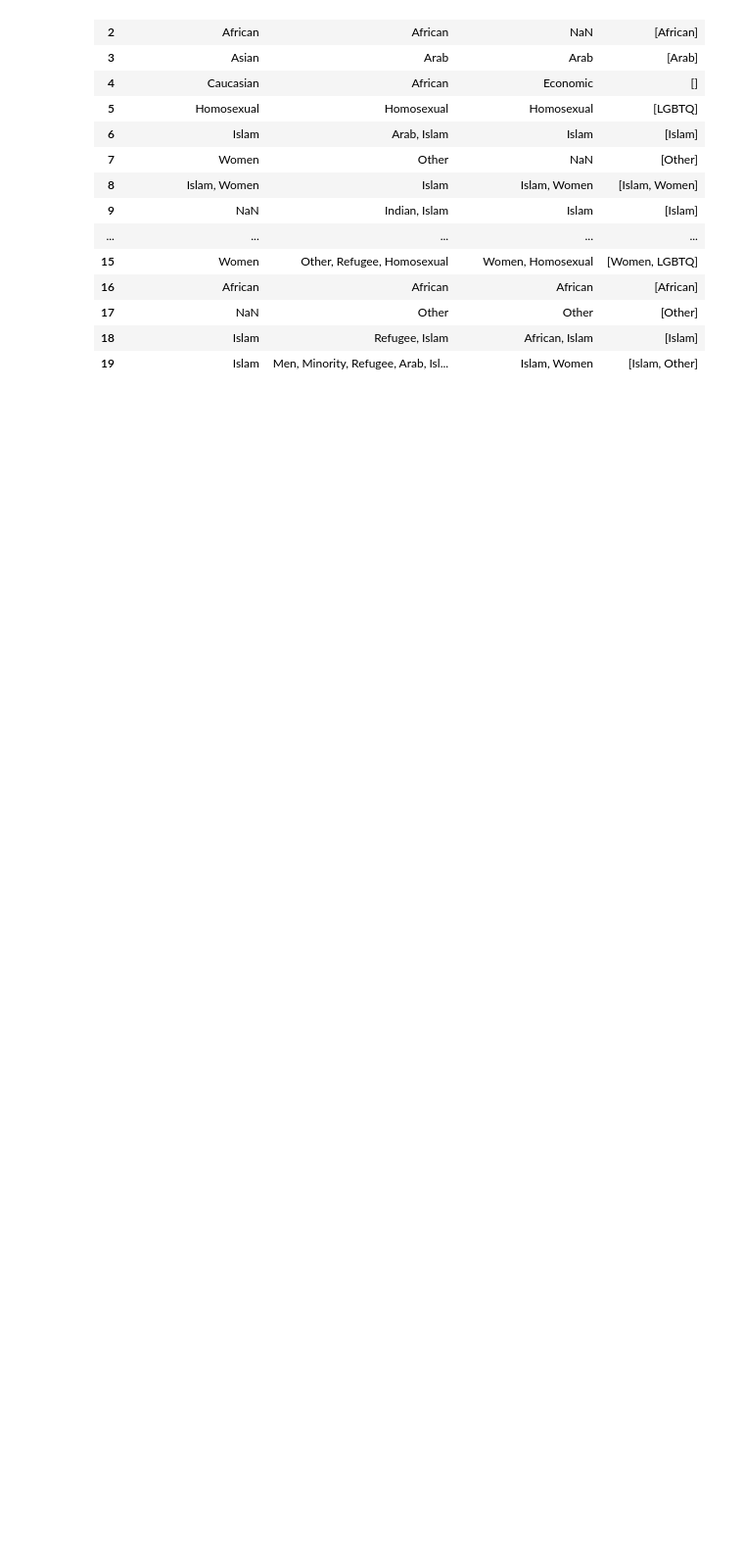
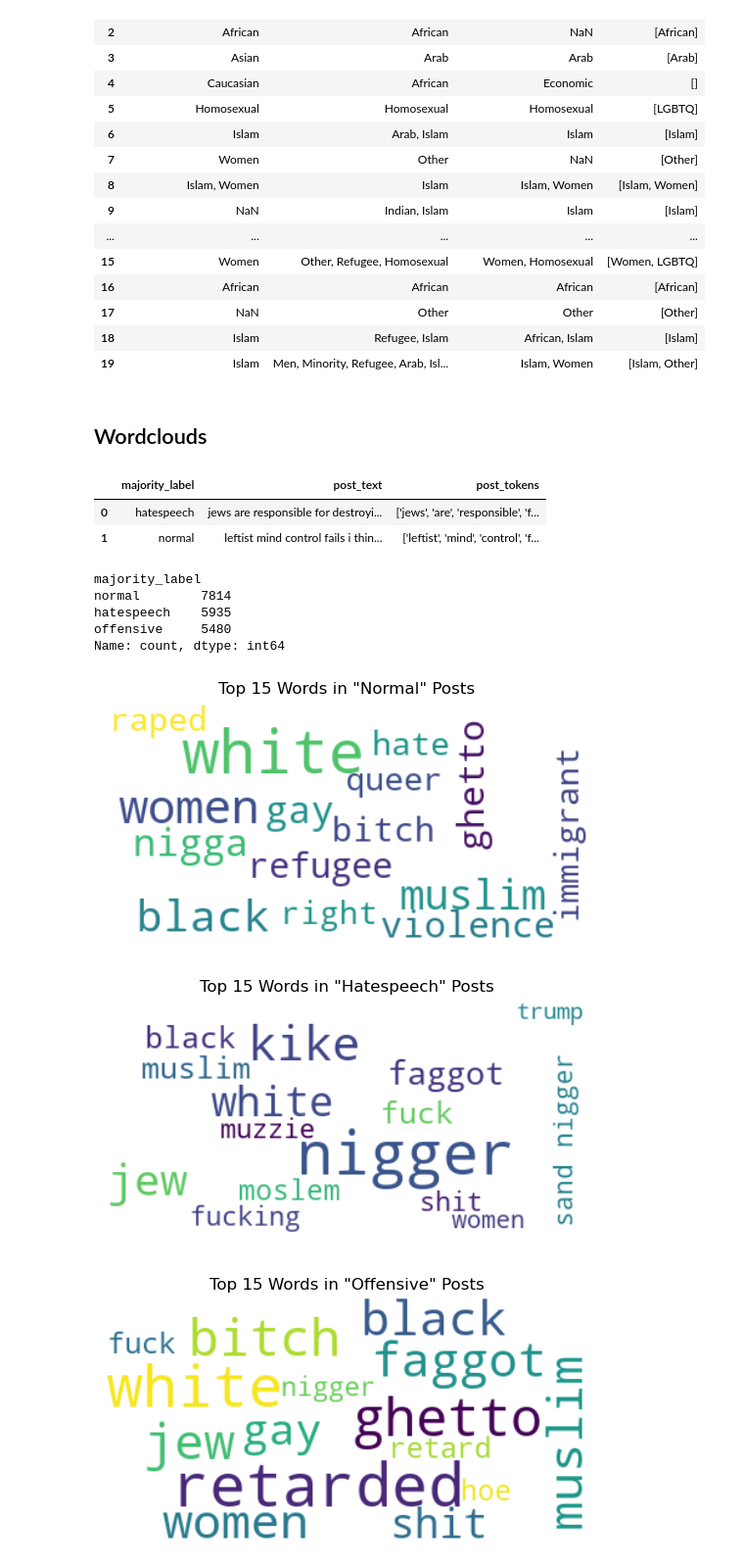
Before and after one commit to arielktran/HateSpeech, a Jupyter notebook: CSS206_project1_Ariel.ipynb, the cells around one changed output. Shown at 98% size. Cells and saved outputs as stored; diff of their text form; code cells hidden in the pictures; blank space fills up the shorter version.

Commit message:
wordclouds

```diff
--- a/CSS206_project1_Ariel.ipynb
+++ b/CSS206_project1_Ariel.ipynb
@@ -452,0 +434,2 @@ df_final[['annotator_1_targets_text', 'annotator_2_targets_text', 'annotator_3_t
+# %% [markdown]
+## Wordclouds
@@ -452,0 +443,14 @@ df_final[['annotator_1_targets_text', 'annotator_2_targets_text', 'annotator_3_t
+# %%
+df_final[['majority_label', 'post_text', 'post_tokens']].head(2)
+# %% [output]
+|  | majority_label | post_text | post_tokens |
+| 0 | hatespeech | jews are responsible for destroyi... | ['jews', 'are', 'responsible', 'f... |
+| 1 | normal | leftist mind control fails i thin... | ['leftist', 'mind', 'control', 'f... |
+# %%
+df_full['majority_label'].value_counts()
+# %% [output]
+majority_label
+normal        7814
+hatespeech    5935
+offensive     5480
+Name: count, dtype: int64
@@ -452,0 +489,20 @@ df_final[['annotator_1_targets_text', 'annotator_2_targets_text', 'annotator_3_t
+# %%
+for i in ['normal', 'hatespeech', 'offensive']:
+    text = ' '.join(df_full['post_text'][df_full['majority_label']==i].astype(str).tolist())
+    text = re.sub(r'[^A-Za-z\s]', '', text)
+    text = text.lower()
+    stopwords = set(STOPWORDS)
+    stopwords.update(["user", "will", "think", "now", "let", "u", "want", "people", "know", "number", "people", "say", "us", "one", "need", "make"])
+    text = ' '.join(word for word in text.split() if word not in stopwords)
+
+    my_max_words = 15
+    wordcloud = WordCloud(max_font_size=50, max_words=my_max_words, background_color="white").generate(text)
+    plt.figure()
+    plt.imshow(wordcloud, interpolation="bilinear")
+    plt.title(f'Top {my_max_words} Words in "{i.capitalize()}" Posts')
+    plt.axis("off")
+    plt.show()
+# %% [output]
+[figure, added]
+[figure, added]
+[figure, added]
```
Also changed, not shown: parts of 10 cells of this notebook.
